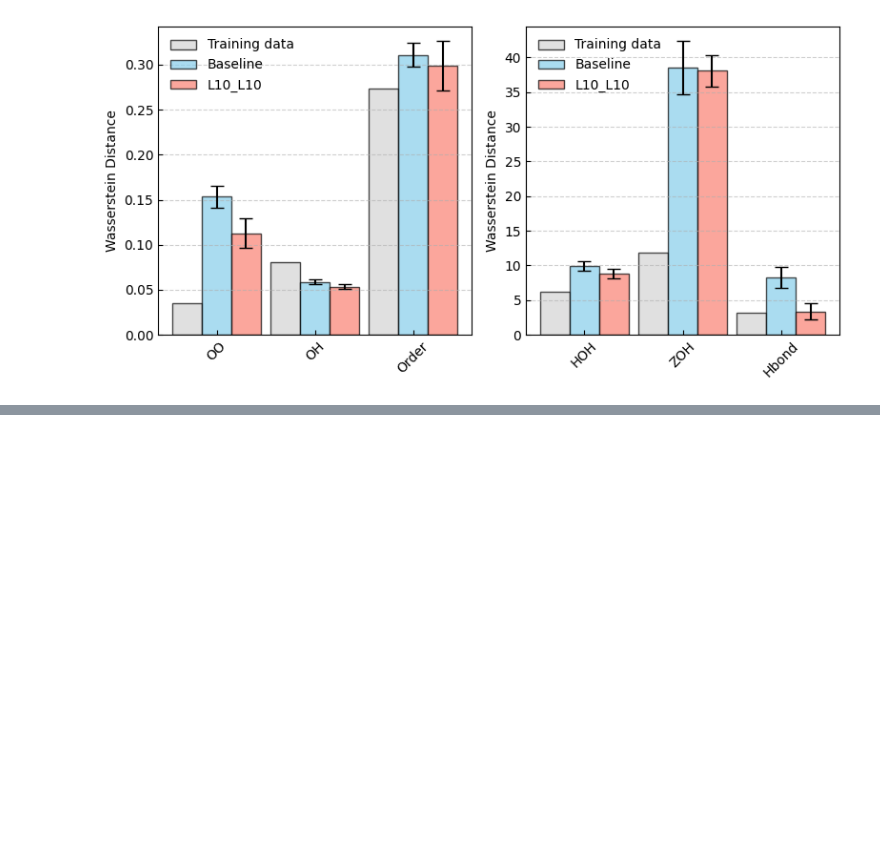
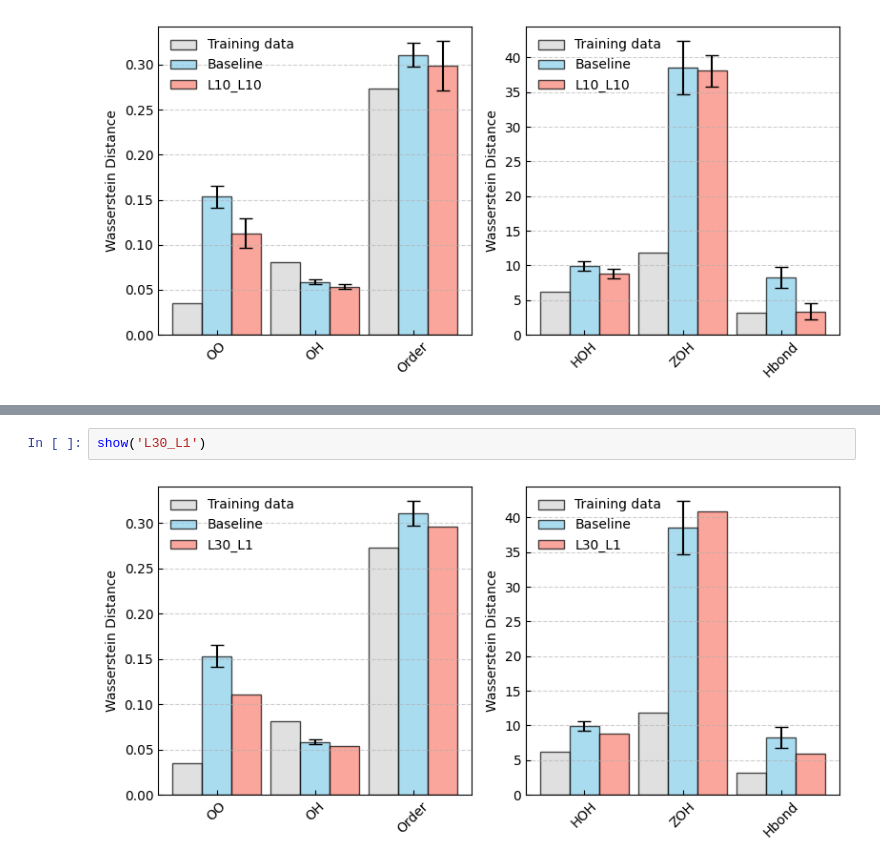
Before and after one commit to huangchieh/StructureMetrics, a Jupyter notebook: 03_plots.ipynb, the cells around one changed output, grey strips where cells are left out. Drawn from its saved outputs; the diff is of its cells as text; blank space fills up the shorter version.

```diff
--- a/03_plots.ipynb
+++ b/03_plots.ipynb
@@ -191,0 +192,4 @@ show('L20_L1')
+# %%
+show('L30_L1')
+# %% [output]
+[figure, added]
```
Also changed, not shown: parts of 11 cells of this notebook.
